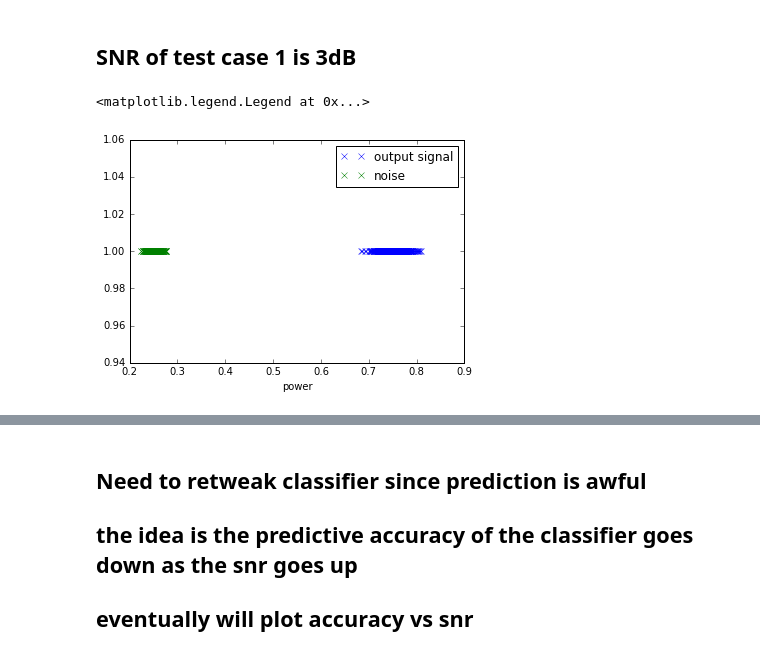
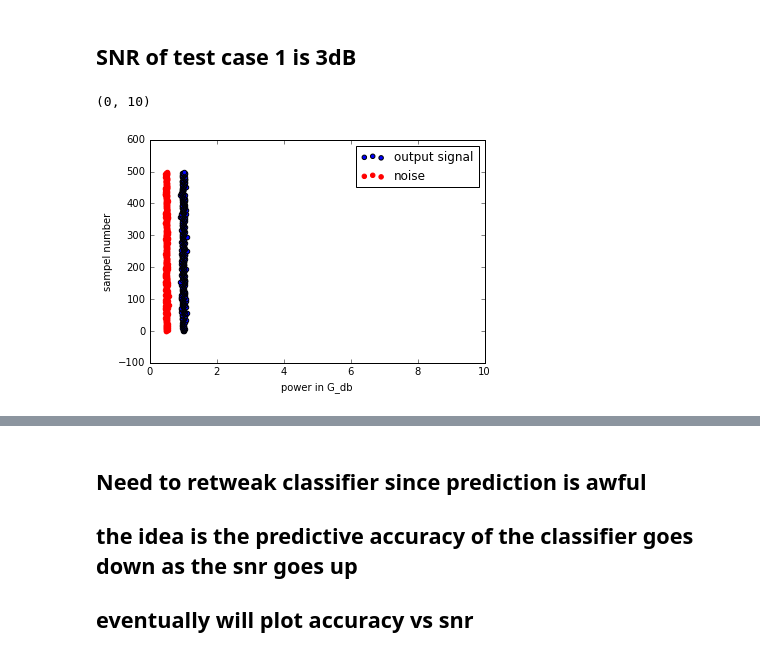
Before and after one commit to rollingcoconut/RadioML, a Jupyter notebook: Detecting_Users_Binary_Classification.ipynb, the cells around one changed output, grey strips where cells are left out. Saved outputs shown, nothing was run; the diff lists cells and outputs as text; code cells hidden in the pictures.

Commit message:
Visualizing datapoints fixed; trying to understand freq model

```diff
--- a/Detecting_Users_Binary_Classification.ipynb
+++ b/Detecting_Users_Binary_Classification.ipynb
@@ -179,7 +183,7 @@ The SNR is 2.98675316724
 # %%
-def gen_PSK_samp(snr_dB):   # Function returns signal and noise power for a hardcoded signal with random bitstream
-# ... // RELIES ON ABOVE CODE; should have made code modular...
+# Function returns signal and noise power for a hardcoded signal with random bitstream
 
+def gen_sP_nP(snr_dB):
 # AWGN channel also lifted from CommPy
 # https://github.com/veeresht/CommPy/blob/master/commpy/channels.py#L72
     #snr_dB = 3
@@ -202,21 +206,28 @@ def gen_PSK_samp(snr_dB):   # Function returns signal and noise power for a hard
 # %% [markdown]
 ## SNR of test case 1 is 3dB
 # %%
-def plt_snr(snr,no_inter):
+def synth_sP_nP(snr,no_inter):
     signal_P_arr = []
     noise_P_arr = []
-    for i in range(snr,no_inter):
+    for i in range(1,no_inter):
         signal_P, noise_P = gen_PSK_samp(snr)
         signal_P_arr.append(signal_P)
         noise_P_arr.append(noise_P)
     return signal_P_arr, noise_P_arr
 
-snr_s_3,  snr_n_3 = plt_snr(3,500)
+snr_s_3,  snr_n_3 = synth_sP_nP(3,500)
 
-plt.plot(snr_s_3, len(snr_s_3) * [1], "x")
-plt.plot(snr_n_3, len(snr_n_3) * [1], "x")
-plt.xlabel("power")
-plt.legend(['output signal','noise'],  loc="upper right")
+def plot_snr_syn(snr_s_3,snr_n_3):
+    plt.scatter(snr_s_3,range(len(snr_s_3)))
+    plt.scatter(snr_n_3,range(len(snr_s_3)), color="r")
+
+    plt.xlabel("power in G_db")
+    plt.ylabel("sample number")
+
+    plt.legend(['output signal','noise'],  loc="upper right")
+
+plot_snr_syn(snr_s_3, snr_n_3)
+plt.xlim(0,10)
 # %% [output]
-<matplotlib.legend.Legend at 0x...>
+(0, 10)
-[figure, old version]
+[figure, new version]
```
Also changed, not shown: parts of 14 cells of this notebook.
